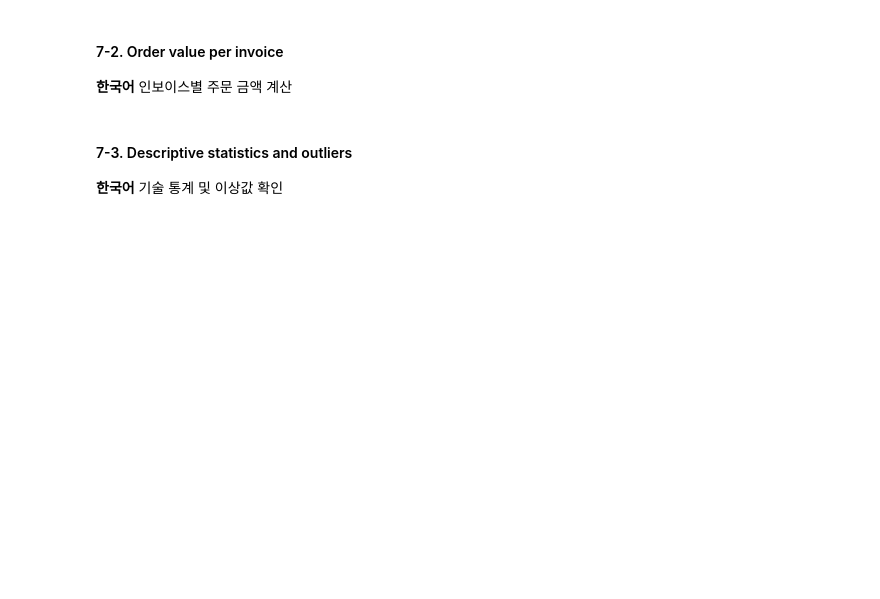
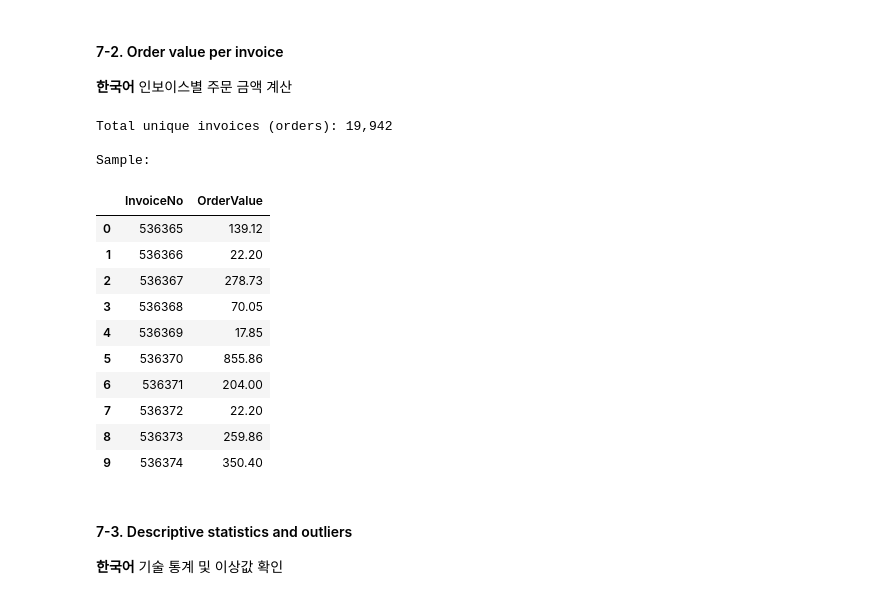
Before and after one commit to BookiChoi/BA-Portfolio, a Jupyter notebook: Projects/Cornerstone_Data_Pipeline/notebooks/business_eda.ipynb, the cells around one changed output. Drawn from its saved outputs; the diff is of its cells as text; code cells hidden in the pictures; blank space fills up the shorter version.

```diff
--- a/Projects/Cornerstone_Data_Pipeline/notebooks/business_eda.ipynb
+++ b/Projects/Cornerstone_Data_Pipeline/notebooks/business_eda.ipynb
@@ -1521,3 +1568,35 @@ plt.show()
+# %%
+# ==========================================================
+# 7-2. Order value per invoice
+# 인보이스(주문)별 총 금액 계산
+# ==========================================================
+
+# Revenue column already exists (Quantity × UnitPrice)
+# Revenue 컬럼은 Q3에서 이미 만들어져 있음
+order_value = (
+    filtered_df.groupby("InvoiceNo")["Revenue"]
+    .sum()
+    .reset_index(name="OrderValue")
+)
+
+print(f"Total unique invoices (orders): {len(order_value):,}")
+print(f"\nSample:")
+display(order_value.head(10))
+# %% [output]
+Total unique invoices (orders): 19,942
+
+Sample:
+|  | InvoiceNo | OrderValue |
+| 0 | 536365 | 139.12 |
+| 1 | 536366 | 22.20 |
+| 2 | 536367 | 278.73 |
+| 3 | 536368 | 70.05 |
+| 4 | 536369 | 17.85 |
+| 5 | 536370 | 855.86 |
+| 6 | 536371 | 204.00 |
+| 7 | 536372 | 22.20 |
+| 8 | 536373 | 259.86 |
+| 9 | 536374 | 350.40 |
 # %% [markdown]
 #### 7-3. Descriptive statistics and outliers
 **한국어** 기술 통계 및 이상값 확인
```
Also changed, not shown: parts of 19 cells of this notebook.
